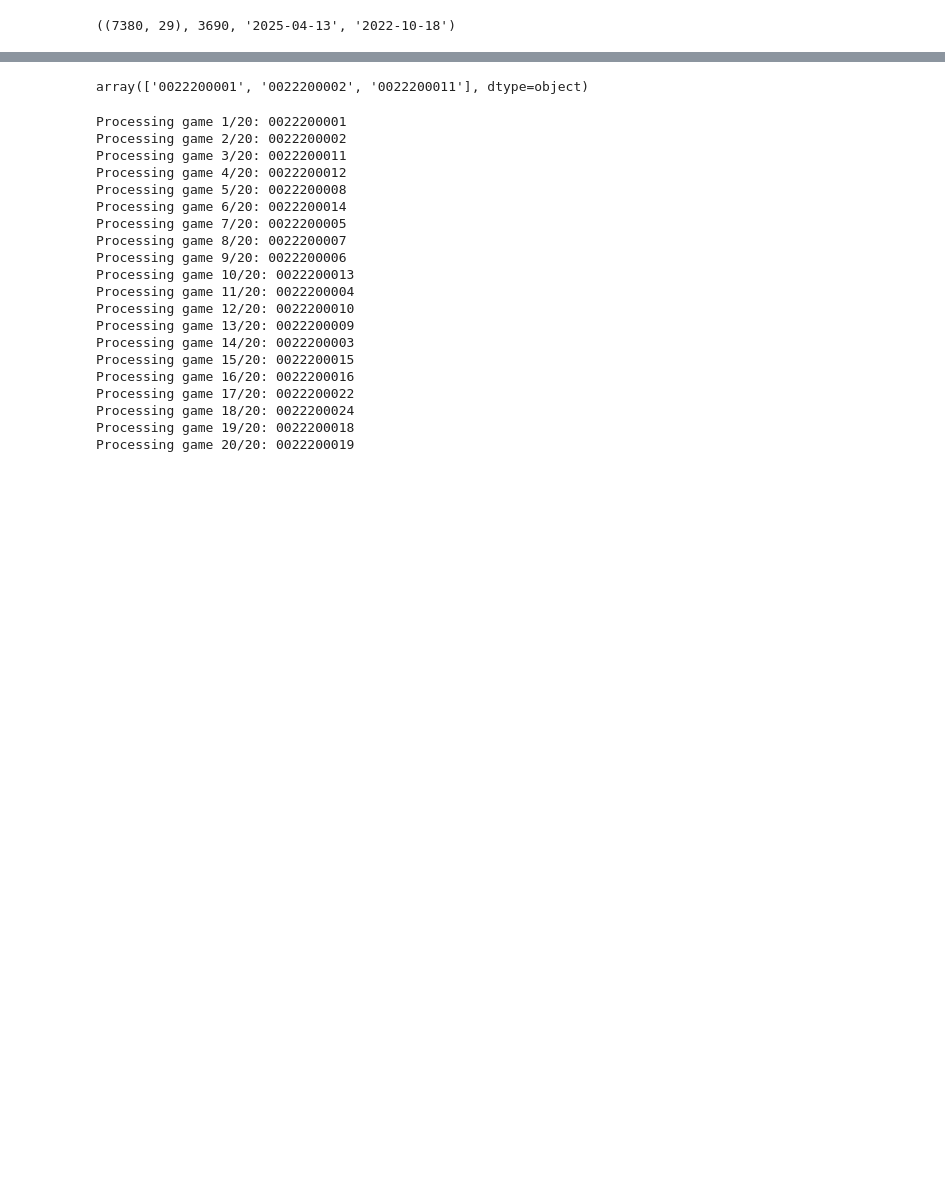
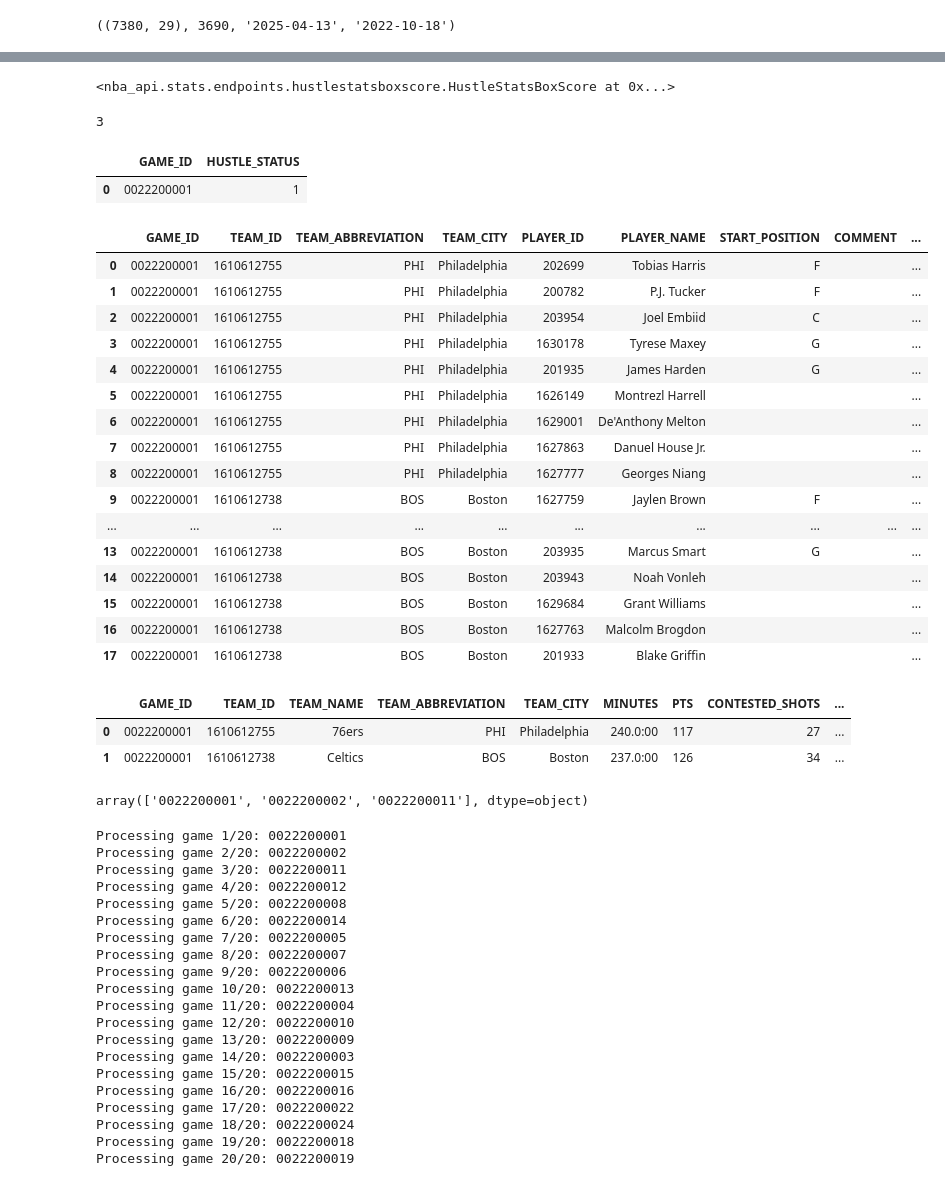
Before and after one commit to samluxenberg1/nba_hustle_sdg, a Jupyter notebook: notebooks/nba_api_scratch.ipynb, the cells around one changed output, grey strips where cells are left out. Cells and saved outputs as stored; diff of their text form; code cells hidden in the pictures; blank space fills up the shorter version.

```diff
--- a/notebooks/nba_api_scratch.ipynb
+++ b/notebooks/nba_api_scratch.ipynb
@@ -73,3 +82,44 @@ from nba_api.stats.endpoints.hustlestatsboxscore import HustleStatsBoxScore
+# %%
+hs = HustleStatsBoxScore('0022200001')
+# %%
+hs
+# %% [output]
+<nba_api.stats.endpoints.hustlestatsboxscore.HustleStatsBoxScore at 0x...>
+# %%
+len(hs.get_data_frames())
+# %% [output]
+3
+# %%
+hs.get_data_frames()[0]
+# %% [output]
+|  | GAME_ID | HUSTLE_STATUS |
+| 0 | 0022200001 | 1 |
+# %%
+hs.get_data_frames()[1]
+# %% [output]
+|  | GAME_ID | TEAM_ID | TEAM_ABBREVIATION | TEAM_CITY | PLAYER_ID | PLAYER_NAME | START_POSITION | COMMENT | ... |
+| 0 | 0022200001 | 1610612755 | PHI | Philadelphia | 202699 | Tobias Harris | F |  | ... |
+| 1 | 0022200001 | 1610612755 | PHI | Philadelphia | 200782 | P.J. Tucker | F |  | ... |
+| 2 | 0022200001 | 1610612755 | PHI | Philadelphia | 203954 | Joel Embiid | C |  | ... |
+| 3 | 0022200001 | 1610612755 | PHI | Philadelphia | 1630178 | Tyrese Maxey | G |  | ... |
+| 4 | 0022200001 | 1610612755 | PHI | Philadelphia | 201935 | James Harden | G |  | ... |
+| 5 | 0022200001 | 1610612755 | PHI | Philadelphia | 1626149 | Montrezl Harrell |  |  | ... |
+| 6 | 0022200001 | 1610612755 | PHI | Philadelphia | 1629001 | De'Anthony Melton |  |  | ... |
+| 7 | 0022200001 | 1610612755 | PHI | Philadelphia | 1627863 | Danuel House Jr. |  |  | ... |
+| 8 | 0022200001 | 1610612755 | PHI | Philadelphia | 1627777 | Georges Niang |  |  | ... |
+| 9 | 0022200001 | 1610612738 | BOS | Boston | 1627759 | Jaylen Brown | F |  | ... |
+| ... | ... | ... | ... | ... | ... | ... | ... | ... | ... |
+| 13 | 0022200001 | 1610612738 | BOS | Boston | 203935 | Marcus Smart | G |  | ... |
+| 14 | 0022200001 | 1610612738 | BOS | Boston | 203943 | Noah Vonleh |  |  | ... |
+| 15 | 0022200001 | 1610612738 | BOS | Boston | 1629684 | Grant Williams |  |  | ... |
+| 16 | 0022200001 | 1610612738 | BOS | Boston | 1627763 | Malcolm Brogdon |  |  | ... |
+| 17 | 0022200001 | 1610612738 | BOS | Boston | 201933 | Blake Griffin |  |  | ... |
+# %%
+hs.get_data_frames()[2]
+# %% [output]
+|  | GAME_ID | TEAM_ID | TEAM_NAME | TEAM_ABBREVIATION | TEAM_CITY | MINUTES | PTS | CONTESTED_SHOTS | ... |
+| 0 | 0022200001 | 1610612755 | 76ers | PHI | Philadelphia | 240.0:00 | 117 | 27 | ... |
+| 1 | 0022200001 | 1610612738 | Celtics | BOS | Boston | 237.0:00 | 126 | 34 | ... |
 # %%
 import random
 def fetch_hustle_stats_with_retry(game_id, max_retries=3):
```
Also changed, not shown: parts of 1 cell of this notebook, 1 other file.
